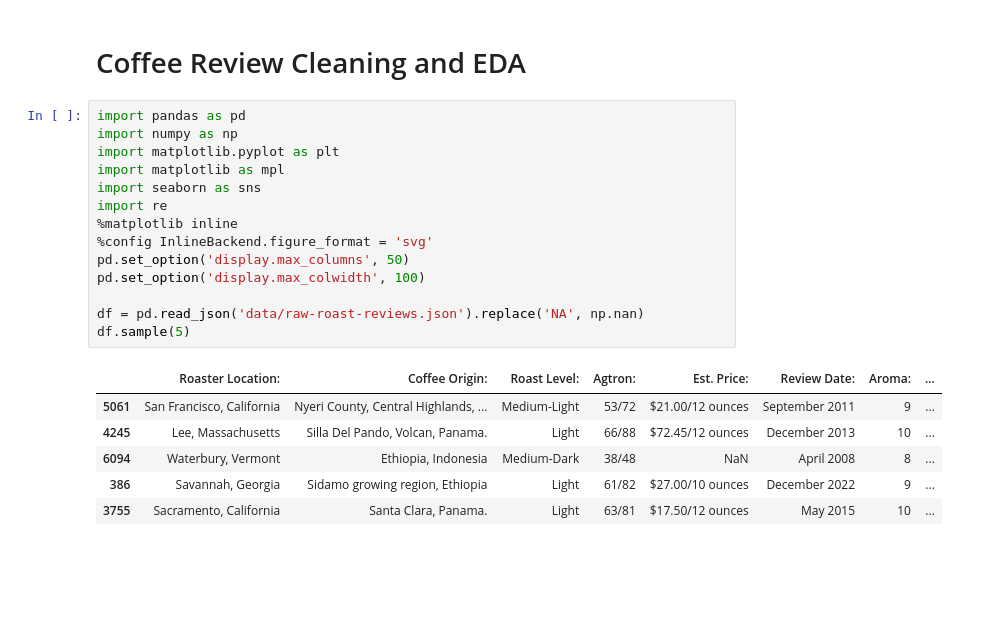
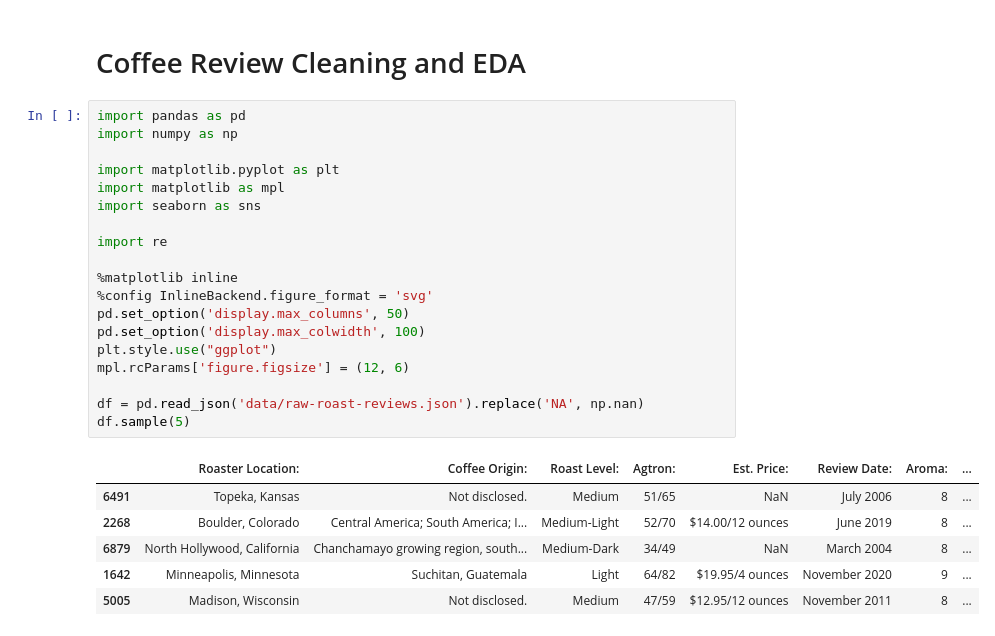
Before and after one commit to tynardone/coffee-reviews-analysis, a Jupyter notebook: coffee_review_eda.ipynb, the cells around one changed output. Drawn from its saved outputs; the diff is of its cells as text; blank space fills up the shorter version.

```diff
--- a/coffee_review_eda.ipynb
+++ b/coffee_review_eda.ipynb
@@ -3,23 +3,28 @@
 # %%
 import pandas as pd
 import numpy as np
+
 import matplotlib.pyplot as plt
 import matplotlib as mpl
 import seaborn as sns
+
 import re
+
 %matplotlib inline
 %config InlineBackend.figure_format = 'svg'
 pd.set_option('display.max_columns', 50)
 pd.set_option('display.max_colwidth', 100)
+plt.style.use("ggplot")
+mpl.rcParams['figure.figsize'] = (12, 6)
 
 df = pd.read_json('data/raw-roast-reviews.json').replace('NA', np.nan)
 df.sample(5)
 # %% [output]
 |  | Roaster Location: | Coffee Origin: | Roast Level: | Agtron: | Est. Price: | Review Date: | Aroma: | ... |
-| 5061 | San Francisco, California | Nyeri County, Central Highlands, ... | Medium-Light | 53/72 | $21.00/12 ounces | September 2011 | 9 | ... |
-| 4245 | Lee, Massachusetts | Silla Del Pando, Volcan, Panama. | Light | 66/88 | $72.45/12 ounces | December 2013 | 10 | ... |
-| 6094 | Waterbury, Vermont | Ethiopia, Indonesia | Medium-Dark | 38/48 | NaN | April 2008 | 8 | ... |
-| 386 | Savannah, Georgia | Sidamo growing region, Ethiopia | Light | 61/82 | $27.00/10 ounces | December 2022 | 9 | ... |
-| 3755 | Sacramento, California | Santa Clara, Panama. | Light | 63/81 | $17.50/12 ounces | May 2015 | 10 | ... |
+| 6491 | Topeka, Kansas | Not disclosed. | Medium | 51/65 | NaN | July 2006 | 8 | ... |
+| 2268 | Boulder, Colorado | Central America; South America; I... | Medium-Light | 52/70 | $14.00/12 ounces | June 2019 | 8 | ... |
+| 6879 | North Hollywood, California | Chanchamayo growing region, south... | Medium-Dark | 34/49 | NaN | March 2004 | 8 | ... |
+| 1642 | Minneapolis, Minnesota | Suchitan, Guatemala | Light | 64/82 | $19.95/4 ounces | November 2020 | 9 | ... |
+| 5005 | Madison, Wisconsin | Not disclosed. | Medium | 47/59 | $12.95/12 ounces | November 2011 | 8 | ... |
 # %%
 def split_price_currency(df):
```
Also changed, not shown: parts of 15 cells of this notebook, 7 other files.
